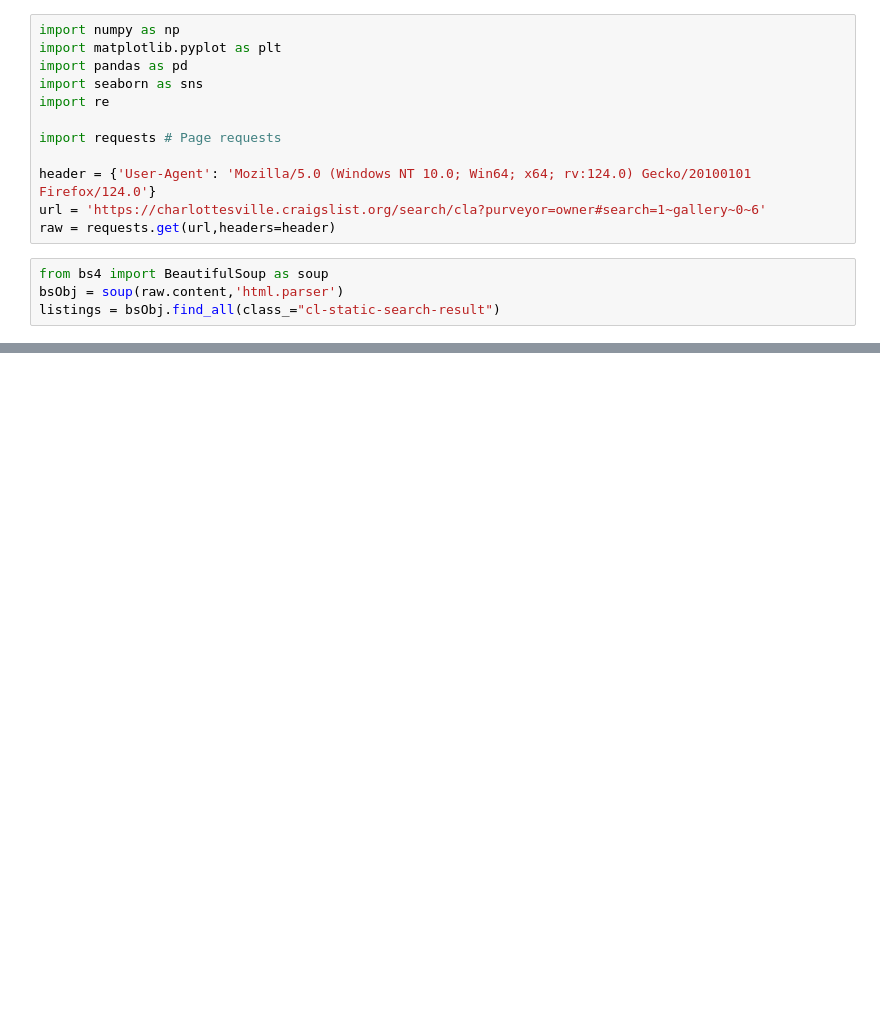
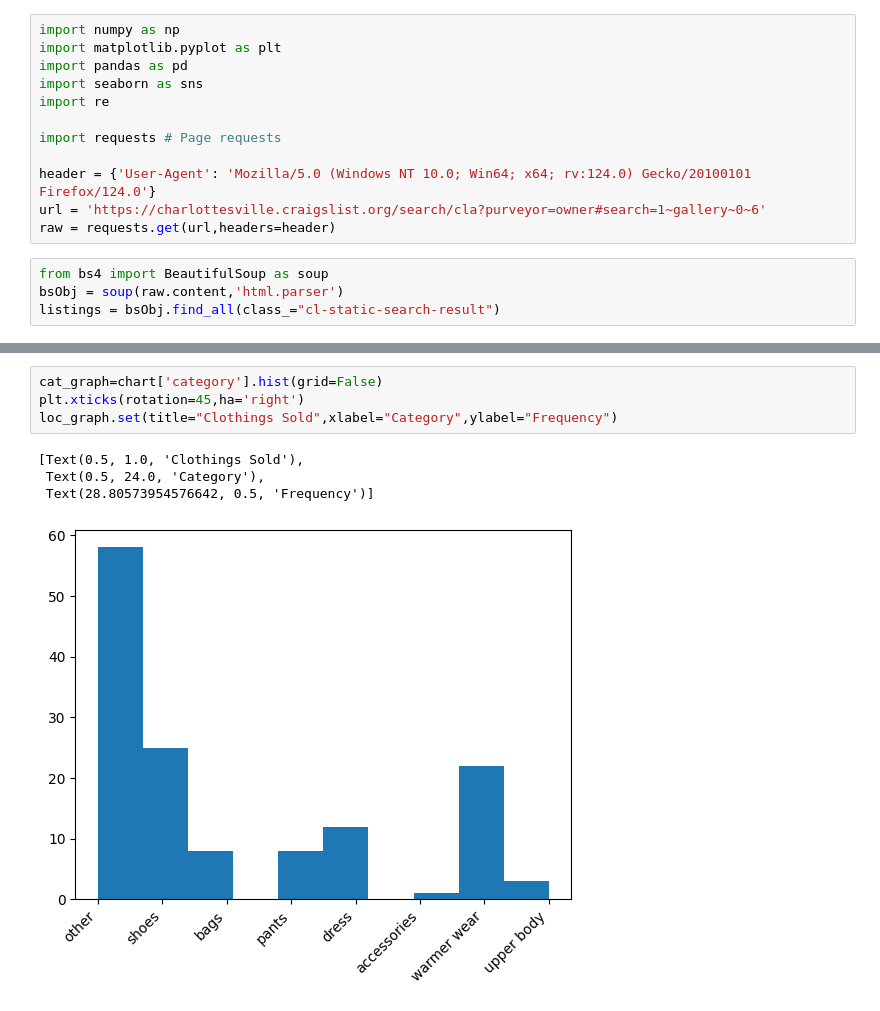
Before and after one commit to jac7az/wrangling-homework, a Jupyter notebook: lab/lab_notebook.ipynb, the cells around one changed output, grey strips where cells are left out. Cells and saved outputs as stored; diff of their text form; blank space fills up the shorter version.

```diff
--- a/lab/lab_notebook.ipynb
+++ b/lab/lab_notebook.ipynb
@@ -301,0 +319,9 @@ data
+# %%
+cat_graph=chart['category'].hist(grid=False)
+plt.xticks(rotation=45,ha='right')
+loc_graph.set(title="Clothings Sold",xlabel="Category",ylabel="Frequency")
+# %% [output]
+[Text(0.5, 1.0, 'Clothings Sold'),
+ Text(0.5, 24.0, 'Category'),
+ Text(28.80573954576642, 0.5, 'Frequency')]
+[figure, added]
```
Also changed, not shown: parts of 8 cells of this notebook.
